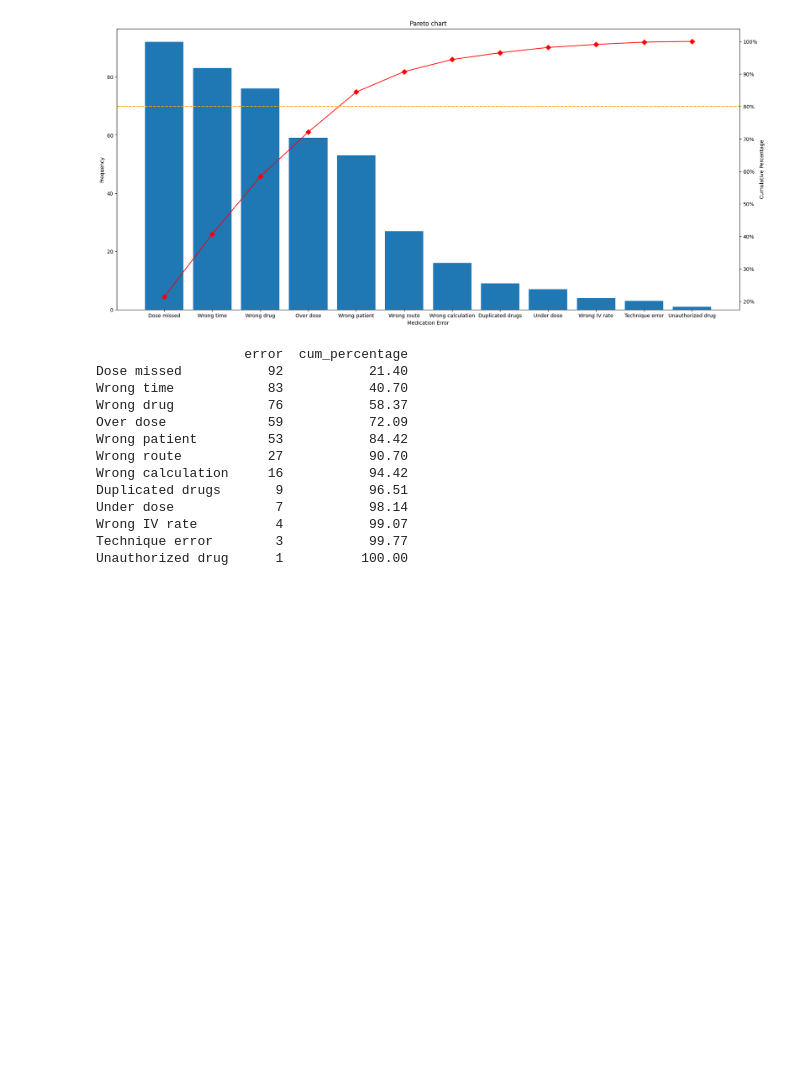
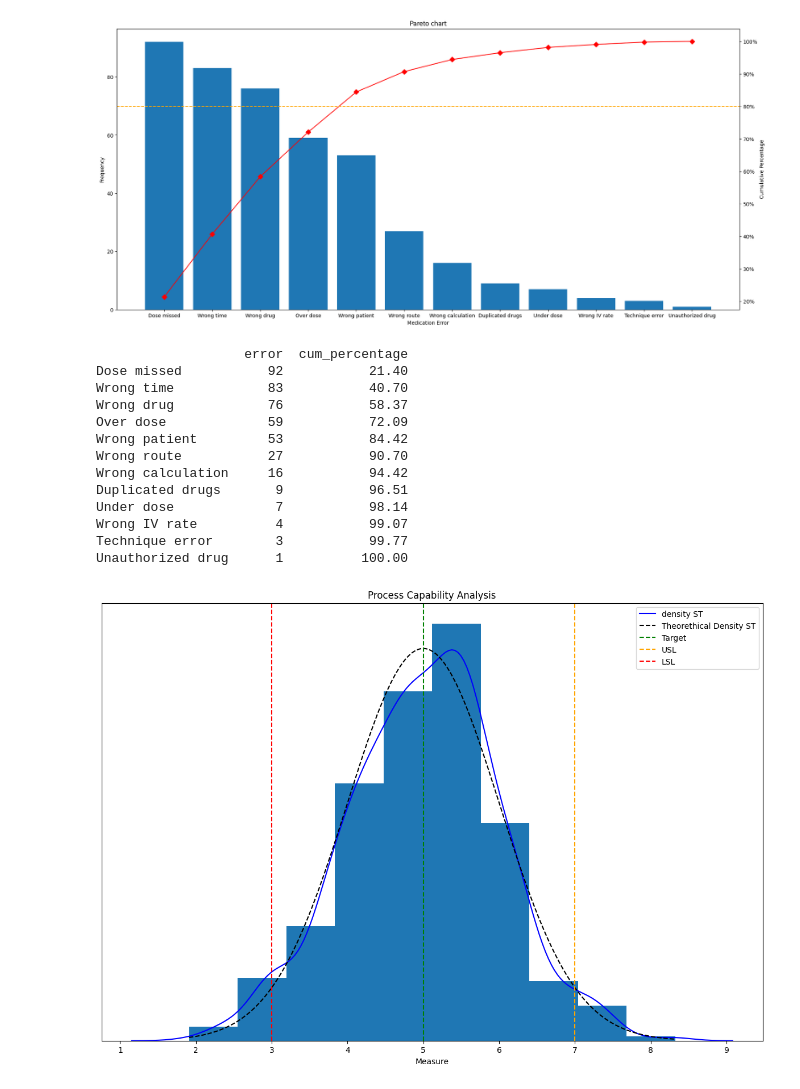
Before and after one commit to NMB-MIC/basic_python_20231216, a Jupyter notebook: 03_matplotlib.ipynb, the cells around one changed output. Cells and saved outputs as stored; diff of their text form; code cells hidden in the pictures; blank space fills up the shorter version.

```diff
--- a/03_matplotlib.ipynb
+++ b/03_matplotlib.ipynb
@@ -334,3 +334,77 @@ Under dose             7           98.14
 Wrong IV rate          4           99.07
 Technique error        3           99.77
 Unauthorized drug      1          100.00
+# %%
+#Process capbility analasis
+#!pip install seaborn
+#!pip install scipy
+import seaborn as sns
+from scipy.stats import norm
+import numpy as np
+import matplotlib.pyplot as plt
+target  = 5
+LSL = 3
+USL = 7
+data = np.random.normal(loc=target,scale=1,size=1000)
+
+x = np.linspace(min(data),max(data),10000)
+y = norm.pdf(x,loc=5,scale=1)
+
+plt.figure(figsize=(15,10))
+plt.hist(data,density=True)
+sns.kdeplot(data,color="blue",label="density ST") #seaborn
+plt.plot(x,y,linestyle="--",color="black",label="Theorethical Density ST")
+plt.axvline(target,linestyle="--",color="green",label="Target")
+plt.axvline(USL,linestyle="--",color="orange",label="USL")
+plt.axvline(LSL,linestyle="--",color="red",label="LSL")
+plt.title("Process Capability Analysis")
+plt.xlabel("Measure")
+plt.ylabel("")
+plt.yticks([])
+plt.legend(loc='best')
+plt.show()
+
+#calculate Cp,cpk,z
+cp = (USL-LSL)/(6*np.std(data))
+cpk = min((USL-data.mean())/(data.std()),(data.mean()-LSL)/(data.std()))
+z = min((USL-data.mean())/(data.std()), (data.mean()-LSL)/(data.std()))
+
+# summary statistics
+num_samples = len(data)
+sample_mean = data.mean()
+sample_std = data.std()
+sample_max = data.max()
+sample_min = data.min()
+sample_median = np.median(data)
+
+# Get pertentage of data points outside of specification limits
+pct_below_LSL = len(data[data < LSL])/len(data)*100
+pct_above_USL = len(data[data > USL])/len(data)*100
+
+print("PROCESS CAPABILITY ANALYSIS\n")
+
+print("-----------------------------------\n")
+print(f"Specifications\n")
+print(f"\nTaget: {target}\n")
+print(f"LSL: {LSL}\n")
+print(f"USL: {USL}\n")
+
+print("-----------------------------------\n")
+print(f"Indices\n")
+print(f"\nCp: {round(cp,2)}\n")
+print(f"Cpk: {round(cpk,2)}\n")
+print(f"z: {round(z,2)}\n")
+
+print("-----------------------------------\n")
+print(f"Summary Statistics\n")
+print(f"\nNumber of samples: {round(num_samples,2)}\n")
+print(f"Sample mean: {round(sample_mean,2)}\n")
+print(f"Sample std: {round(sample_std,2)}\n")
+print(f"Sample max: {round(sample_max,2)}\n")
+print(f"Sample min: {round(sample_min,2)}\n")
+print(f"Sample median: {round(sample_median,2)}\n")
+
+print(f"Percentage of data points below LSL: {round(pct_below_LSL,2)}%\n")
+print(f"Percentage of data points above USL: {round(pct_above_USL,2)}%\n")
+# %% [output]
+[figure, added]
```
Also changed, not shown: parts of 1 cell of this notebook.
